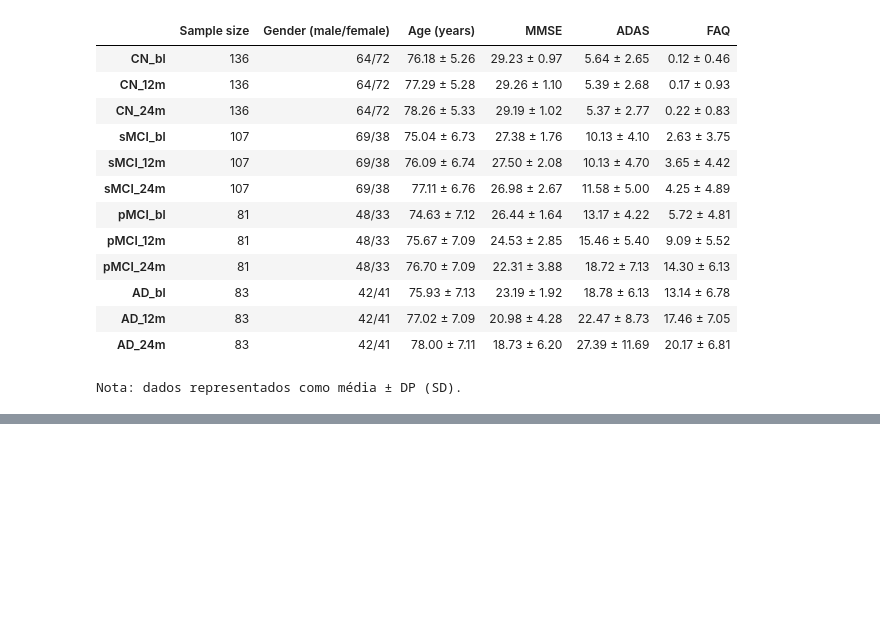
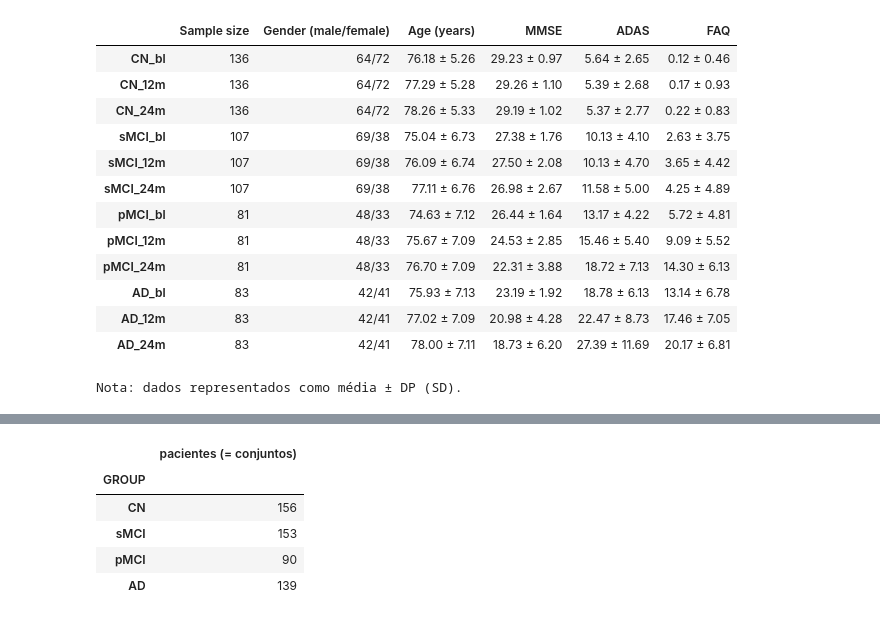
Before and after one commit to PauloMatheusGr/graphs, a Jupyter notebook: 0_dataset.ipynb, the cells around one changed output, grey strips where cells are left out. Drawn from its saved outputs; the diff is of its cells as text; code cells hidden in the pictures; blank space fills up the shorter version.

```diff
--- a/0_dataset.ipynb
+++ b/0_dataset.ipynb
@@ -891,0 +427,19 @@ Nota: dados representados como média ± DP (SD).
+# %%
+from pathlib import Path
+
+import pandas as pd
+
+INPUT_PATH = Path("csvs/adnimerged.csv")
+DAYS_PER_MONTH = 30.4375
+
+raw = pd.read_csv(INPUT_PATH)
+raw["MRI_DATE"] = pd.to_datetime(raw["MRI_DATE"], errors="coerce")
+is_repeat = raw["DESCRIPTION"].str.contains("repeat", case=False, na=False)
+df = raw.loc[~is_repeat].dropna(subset=["MRI_DATE", "DIAG", "ID_PT"]).copy()
+df = df.sort_values(["ID_PT", "MRI_DATE", "ID_IMG"])
+
+print(f"Linhas originais: {len(raw)}")
+print(f"Removidas (repeat): {int(is_repeat.sum())}")
+print(f"Restantes: {len(df)}")
+print(f"Pacientes: {df['ID_PT'].nunique()}")
+print(f"Diagnósticos: {sorted(df['DIAG'].dropna().unique().tolist())}")
@@ -891,0 +1272,68 @@ Nota: dados representados como média ± DP (SD).
+# %%
+# 5) Salvar exatamente a população escolhida manualmente na célula anterior
+OUTPUT_OPTIMO = Path("csvs/adnimerged_longitudinal_optimo.csv")
+
+if longitudinal_optimo.empty:
+    raise ValueError("População vazia. Execute primeiro a célula de características clínicas.")
+
+sizes = longitudinal_optimo.groupby("ID_PT").size()
+if not sizes.eq(QTD_IMAGENS_OPTIMO).all():
+    raise ValueError("Cada paciente deve possuir exatamente QTD_IMAGENS_OPTIMO linhas.")
+
+if longitudinal_optimo.groupby("ID_PT")["GROUP"].nunique().gt(1).any():
+    raise ValueError("Há paciente associado a mais de um grupo.")
+
+pmci_ad = longitudinal_optimo[
+    (longitudinal_optimo["GROUP"] == "pMCI")
+    & (longitudinal_optimo["DIAG"] == "AD")
+]
+if not SOFT_PMCI_OPTIMO and not pmci_ad.empty:
+    raise ValueError("Imagem AD encontrada com SOFT_PMCI_OPTIMO=False.")
+if SOFT_PMCI_OPTIMO:
+    non_soft_ad = longitudinal_optimo[
+        (longitudinal_optimo["GROUP"] == "pMCI")
+        & ~longitudinal_optimo["soft_pmci"]
+        & (longitudinal_optimo["DIAG"] == "AD")
+    ]
+    if not non_soft_ad.empty:
+        raise ValueError("AD encontrada em conjunto pMCI não-soft.")
+    ad_per_soft = (
+        longitudinal_optimo[longitudinal_optimo["soft_pmci"]]
+        .groupby("ID_PT")["DIAG"]
+        .apply(lambda values: int((values == "AD").sum()))
+    )
+    if not ad_per_soft.eq(1).all():
+        raise ValueError("Cada conjunto soft deve conter exatamente uma AD.")
+
+slot_order = {f"t{i}": i for i in range(QTD_IMAGENS_OPTIMO)}
+longitudinal_optimo = longitudinal_optimo.copy()
+longitudinal_optimo["PARAM_T_JANELA"] = T_JANELA_OPTIMO
+longitudinal_optimo["PARAM_T_IMAGENS"] = T_IMAGENS_OPTIMO
+longitudinal_optimo["PARAM_QTD_IMAGENS"] = QTD_IMAGENS_OPTIMO
+longitudinal_optimo["PARAM_SOFT_PMCI"] = SOFT_PMCI_OPTIMO
+longitudinal_optimo["PARAM_SELECTION"] = "extremos_e_pontos_equidistantes"
+longitudinal_optimo["_slot_order"] = longitudinal_optimo["slot"].map(slot_order)
+longitudinal_optimo = (
+    longitudinal_optimo
+    .sort_values(["GROUP", "ID_PT", "_slot_order", "MRI_DATE", "ID_IMG"])
+    .drop(columns="_slot_order")
+)
+
+OUTPUT_OPTIMO.parent.mkdir(parents=True, exist_ok=True)
+longitudinal_optimo.to_csv(OUTPUT_OPTIMO, index=False)
+
+print(f"Salvo: {OUTPUT_OPTIMO}")
+print(
+    f"Configuração: {T_JANELA_OPTIMO}/{T_IMAGENS_OPTIMO}/{QTD_IMAGENS_OPTIMO} | "
+    f"soft={SOFT_PMCI_OPTIMO} | "
+    f"Pacientes/conjuntos: {longitudinal_optimo['ID_PT'].nunique()} | "
+    f"Imagens: {len(longitudinal_optimo)}"
+)
+display(
+    longitudinal_optimo.drop_duplicates("ID_PT")["GROUP"]
+    .value_counts()
+    .reindex(TARGET_GROUPS, fill_value=0)
+    .rename("pacientes (= conjuntos)")
+    .to_frame()
+)
+# %% [output]
@@ -891,0 +1342,6 @@ Nota: dados representados como média ± DP (SD).
+|  | pacientes (= conjuntos) |
+| GROUP |  |
+| CN | 156 |
+| sMCI | 153 |
+| pMCI | 90 |
+| AD | 139 |
```
Also changed, not shown: parts of 17 cells of this notebook, 6 other files.
